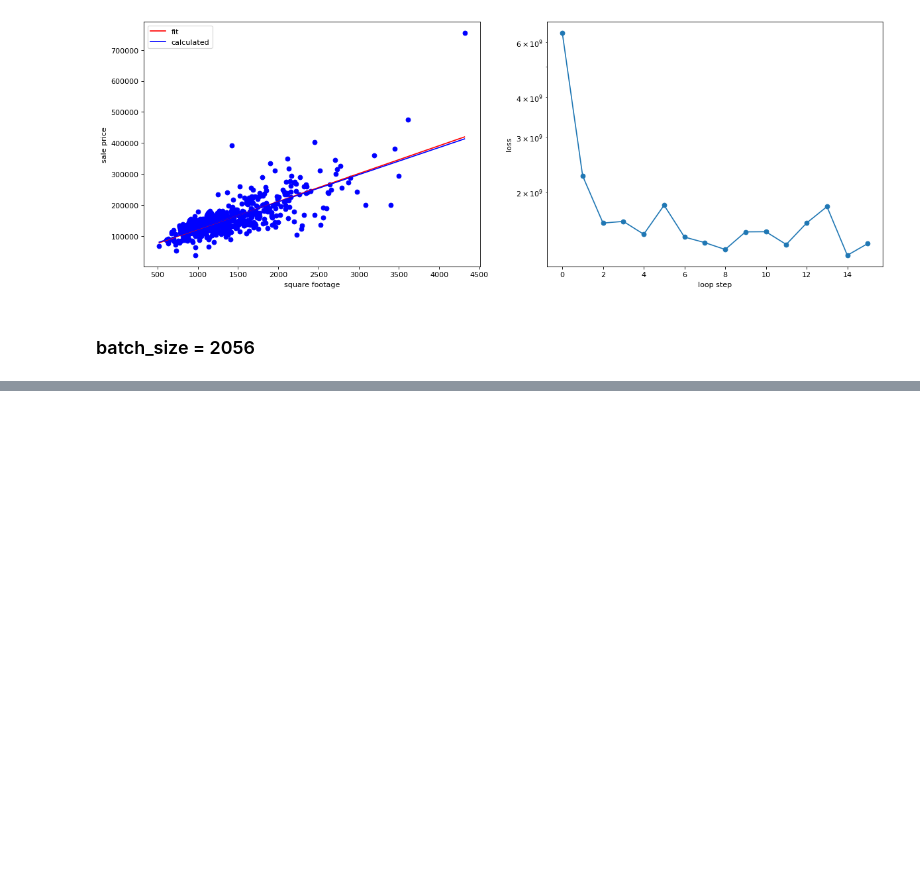
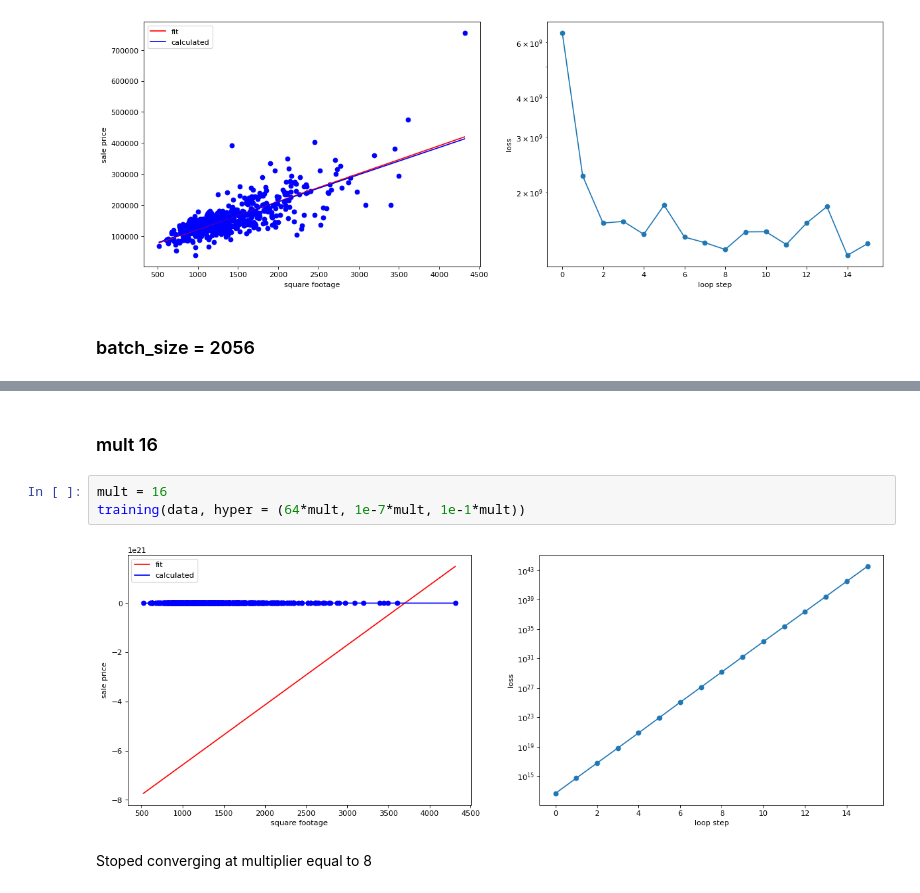
Before and after one commit to WolandDream/ai-science-training-series, a Jupyter notebook: 01_intro_AI_on_Supercomputer/01_linear_regression_sgd.ipynb, the cells around one changed output, grey strips where cells are left out. Cells and saved outputs as stored; diff of their text form; blank space fills up the shorter version.

```diff
--- a/01_intro_AI_on_Supercomputer/01_linear_regression_sgd.ipynb
+++ b/01_intro_AI_on_Supercomputer/01_linear_regression_sgd.ipynb
@@ -507,0 +524,9 @@ training(data, hyper = (2056, 1e-7, 1e-1))
+# %% [markdown]
+### mult 16
+# %%
+mult = 16
+training(data, hyper = (64*mult, 1e-7*mult, 1e-1*mult))
+# %% [output]
+[figure, added]
+# %% [markdown]
+Stoped converging at multiplier equal to 8
```
Also changed, not shown: parts of 6 cells of this notebook.
